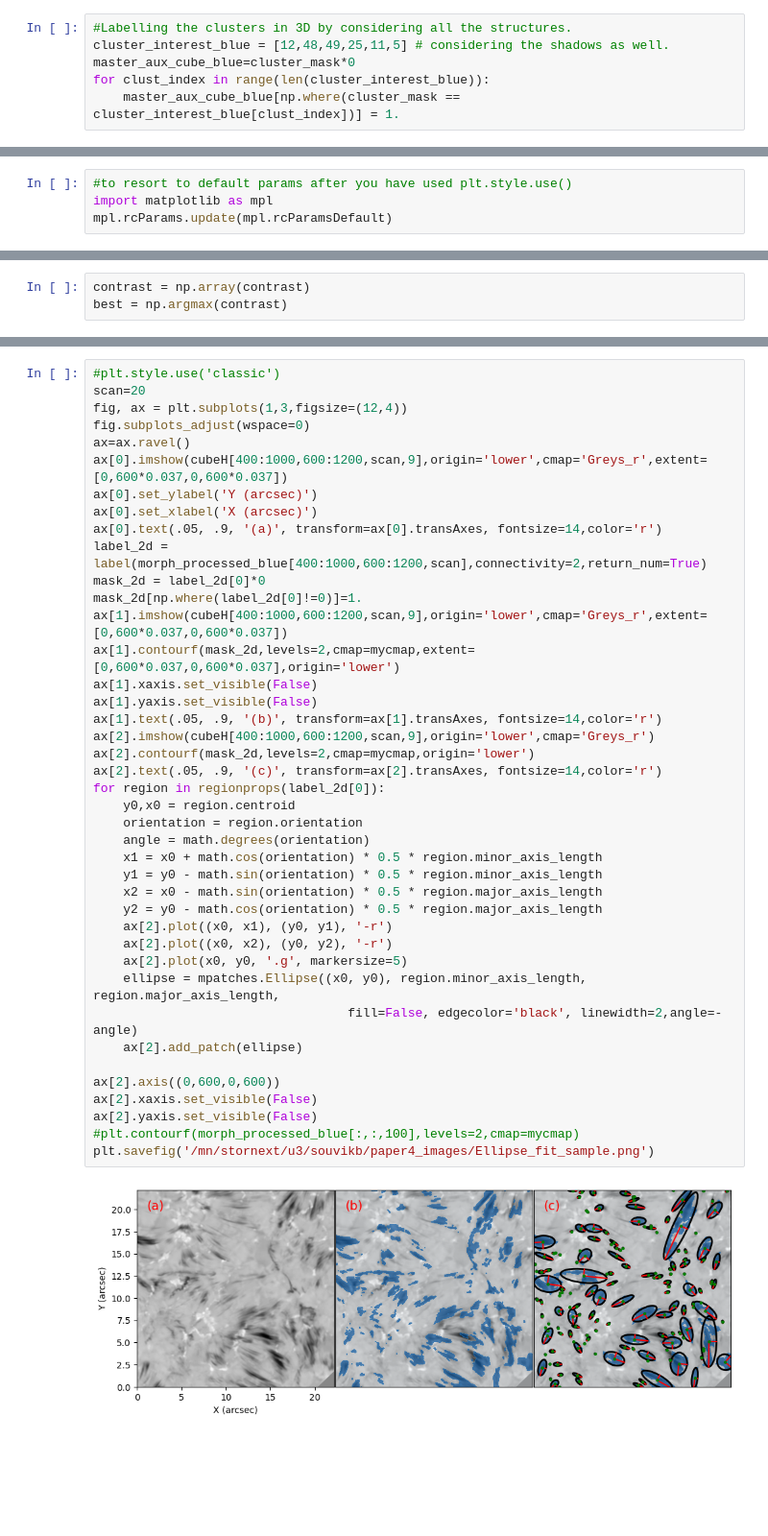
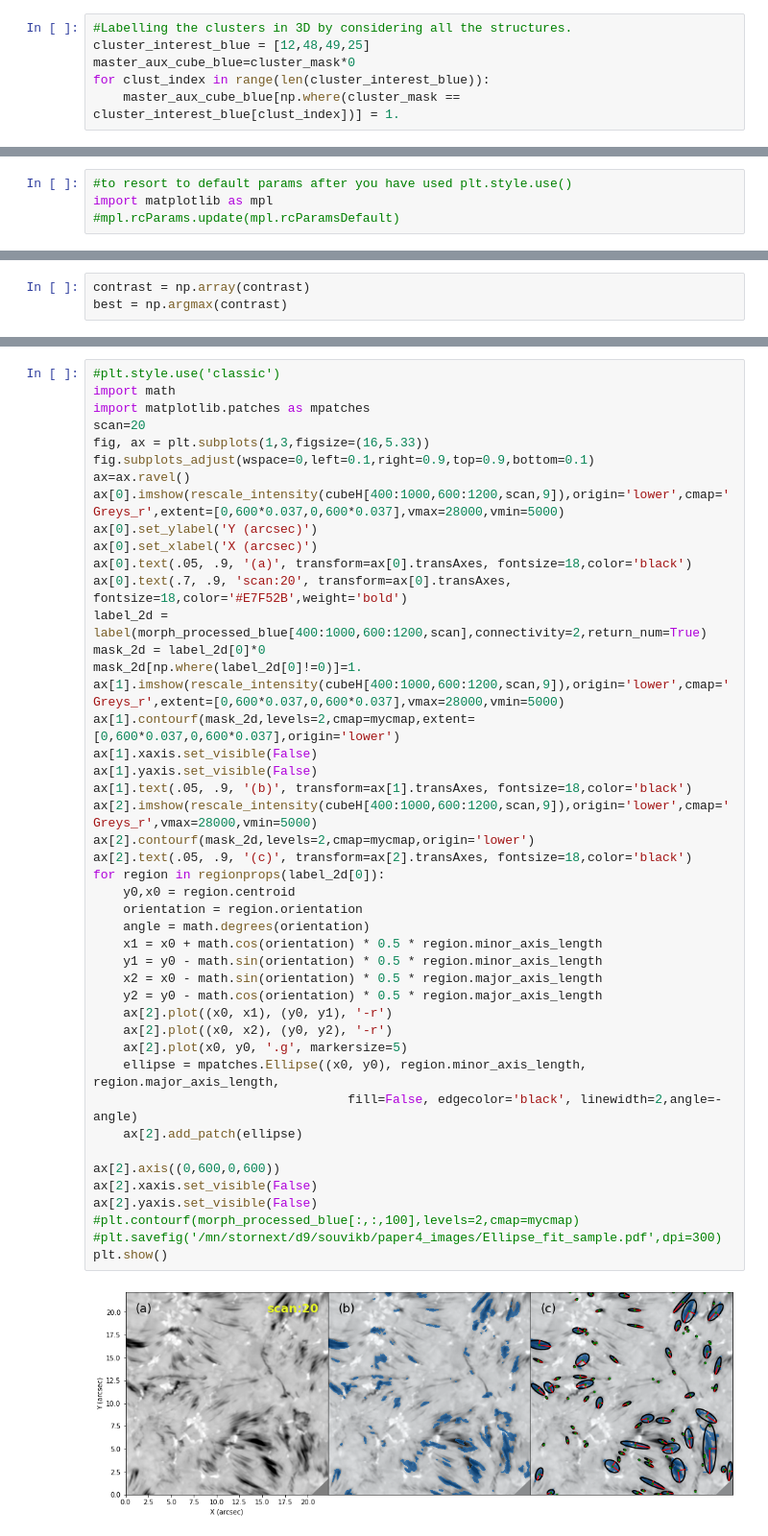
Before and after one commit to souvikita/Statistical-analysis-of-spicules, a Jupyter notebook: Notebooks/Ellipse_fitted.ipynb, the cells around one changed output, grey strips where cells are left out. Shown at 96% size. Saved outputs shown, nothing was run; the diff lists cells and outputs as text; blank space fills up the shorter version.

```diff
--- a/Notebooks/Ellipse_fitted.ipynb
+++ b/Notebooks/Ellipse_fitted.ipynb
@@ -25,7 +29,7 @@ dpath_timesteps ='/mn/stornext/d11/lapalma/reduc/2017/2017-05-25/CHROMIS/calib_t
 cluster_mask = fits.getdata(dpath_cluster_fits+'clusters_mask.fits',ext=0)# Reading the Cluster mask time series
 # %%
 #Labelling the clusters in 3D by considering all the structures.
-cluster_interest_blue = [12,48,49,25,11,5] # considering the shadows as well.
+cluster_interest_blue = [12,48,49,25]
 master_aux_cube_blue=cluster_mask*0
 for clust_index in range(len(cluster_interest_blue)):
     master_aux_cube_blue[np.where(cluster_mask == cluster_interest_blue[clust_index])] = 1.
@@ -80,7 +84,7 @@ for time in range(3):
 # %%
 #to resort to default params after you have used plt.style.use()
 import matplotlib as mpl
-mpl.rcParams.update(mpl.rcParamsDefault)
+#mpl.rcParams.update(mpl.rcParamsDefault)
 # %%
 #chosing the best image based on RMS contrast
 contrast =[]
@@ -100,43 +104,47 @@ Text(0, 0.5, 'RMS contrast')
 # %%
 #plt.style.use('classic')
+import math
+import matplotlib.patches as mpatches
 scan=20
-fig, ax = plt.subplots(1,3,figsize=(12,4))
-fig.subplots_adjust(wspace=0)
+fig, ax = plt.subplots(1,3,figsize=(16,5.33))
+fig.subplots_adjust(wspace=0,left=0.1,right=0.9,top=0.9,bottom=0.1)
 ax=ax.ravel()
-ax[0].imshow(cubeH[400:1000,600:1200,scan,9],origin='lower',cmap='Greys_r',extent=[0,600*0.037,0,600*0.037])
+ax[0].imshow(rescale_intensity(cubeH[400:1000,600:1200,scan,9]),origin='lower',cmap='Greys_r',extent=[0,600*0.037,0,600*0.037],vmax=28000,vmin=5000)
 ax[0].set_ylabel('Y (arcsec)')
 ax[0].set_xlabel('X (arcsec)')
-ax[0].text(.05, .9, '(a)', transform=ax[0].transAxes, fontsize=14,color='r')
+ax[0].text(.05, .9, '(a)', transform=ax[0].transAxes, fontsize=18,color='black')
+ax[0].text(.7, .9, 'scan:20', transform=ax[0].transAxes, fontsize=18,color='#E7F52B',weight='bold')
 label_2d = label(morph_processed_blue[400:1000,600:1200,scan],connectivity=2,return_num=True)
 mask_2d = label_2d[0]*0
 mask_2d[np.where(label_2d[0]!=0)]=1.
-ax[1].imshow(cubeH[400:1000,600:1200,scan,9],origin='lower',cmap='Greys_r',extent=[0,600*0.037,0,600*0.037])
+ax[1].imshow(rescale_intensity(cubeH[400:1000,600:1200,scan,9]),origin='lower',cmap='Greys_r',extent=[0,600*0.037,0,600*0.037],vmax=28000,vmin=5000)
 ax[1].contourf(mask_2d,levels=2,cmap=mycmap,extent=[0,600*0.037,0,600*0.037],origin='lower')
 ax[1].xaxis.set_visible(False)
 ax[1].yaxis.set_visible(False)
-ax[1].text(.05, .9, '(b)', transform=ax[1].transAxes, fontsize=14,color='r')
-ax[2].imshow(cubeH[400:1000,600:1200,scan,9],origin='lower',cmap='Greys_r')
+ax[1].text(.05, .9, '(b)', transform=ax[1].transAxes, fontsize=18,color='black')
+ax[2].imshow(rescale_intensity(cubeH[400:1000,600:1200,scan,9]),origin='lower',cmap='Greys_r',vmax=28000,vmin=5000)
 ax[2].contourf(mask_2d,levels=2,cmap=mycmap,origin='lower')
-ax[2].text(.05, .9, '(c)', transform=ax[2].transAxes, fontsize=14,color='r')
+ax[2].text(.05, .9, '(c)', transform=ax[2].transAxes, fontsize=18,color='black')
 for region in regionprops(label_2d[0]):
     y0,x0 = region.centroid
     orientation = region.orientation
     angle = math.degrees(orientation)
     x1 = x0 + math.cos(orientation) * 0.5 * region.minor_axis_length
     y1 = y0 - math.sin(orientation) * 0.5 * region.minor_axis_length
     x2 = x0 - math.sin(orientation) * 0.5 * region.major_axis_length
     y2 = y0 - math.cos(orientation) * 0.5 * region.major_axis_length
     ax[2].plot((x0, x1), (y0, y1), '-r')
     ax[2].plot((x0, x2), (y0, y2), '-r')
     ax[2].plot(x0, y0, '.g', markersize=5)
     ellipse = mpatches.Ellipse((x0, y0), region.minor_axis_length, region.major_axis_length,
                                   fill=False, edgecolor='black', linewidth=2,angle=-angle)
     ax[2].add_patch(ellipse)
 
 ax[2].axis((0,600,0,600))
 ax[2].xaxis.set_visible(False)
 ax[2].yaxis.set_visible(False)
 #plt.contourf(morph_processed_blue[:,:,100],levels=2,cmap=mycmap)
-plt.savefig('/mn/stornext/u3/souvikb/paper4_images/Ellipse_fit_sample.png')
+#plt.savefig('/mn/stornext/d9/souvikb/paper4_images/Ellipse_fit_sample.pdf',dpi=300)
+plt.show()
 # %% [output]
-[figure, old version]
+[figure, new version]
```
Also changed, not shown: parts of 11 cells of this notebook.
